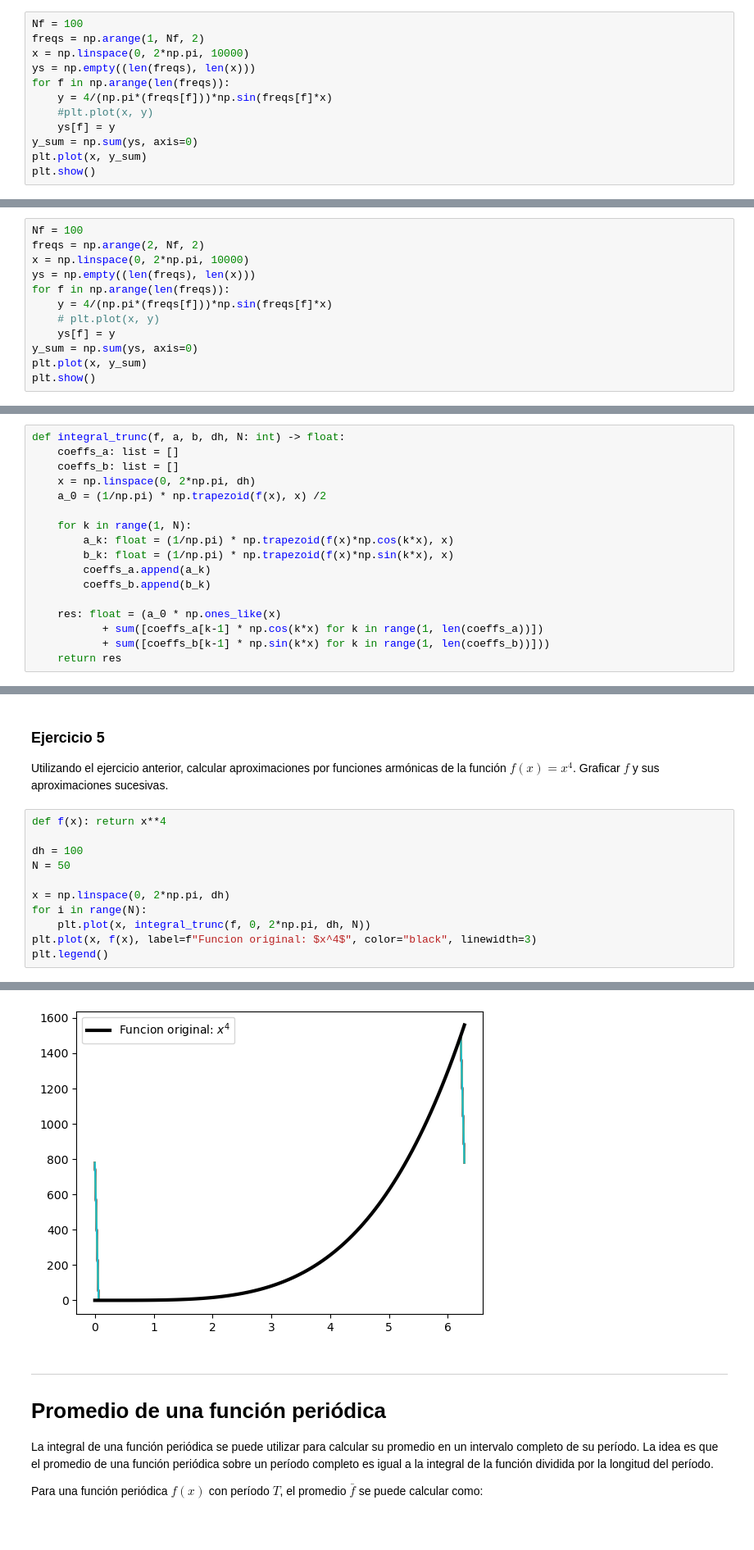
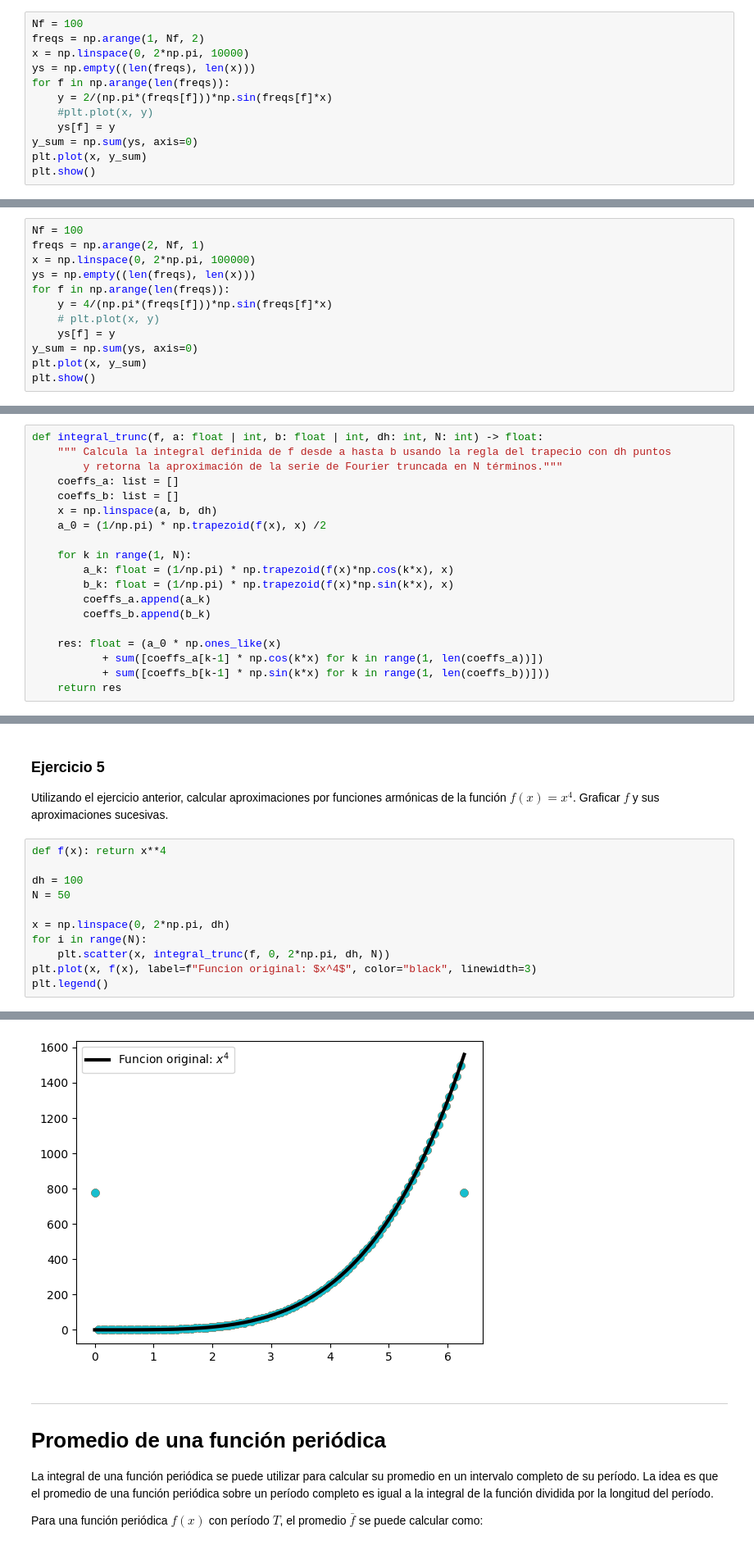
Before and after one commit to lmendezayl/modelado-continuo, a Jupyter notebook: laboratorios/nb10.Fourier.ipynb, the cells around one changed output, grey strips where cells are left out. Shown at 82% size. Saved outputs shown, nothing was run; the diff lists cells and outputs as text.

```diff
--- a/laboratorios/nb10.Fourier.ipynb
+++ b/laboratorios/nb10.Fourier.ipynb
@@ -138,7 +138,7 @@ freqs = np.arange(1, Nf, 2)
 x = np.linspace(0, 2*np.pi, 10000)
 ys = np.empty((len(freqs), len(x)))
 for f in np.arange(len(freqs)):
-    y = 4/(np.pi*(freqs[f]))*np.sin(freqs[f]*x)
+    y = 2/(np.pi*(freqs[f]))*np.sin(freqs[f]*x)
     #plt.plot(x, y)
     ys[f] = y
 y_sum = np.sum(ys, axis=0)
@@ -150,8 +150,8 @@ plt.show()
 Y qué pasa si usamos los múltiplos pares? Qué forma se obtiene?
 # %%
 Nf = 100
-freqs = np.arange(2, Nf, 2)
-x = np.linspace(0, 2*np.pi, 10000)
+freqs = np.arange(2, Nf, 1)
+x = np.linspace(0, 2*np.pi, 100000)
 ys = np.empty((len(freqs), len(x)))
 for f in np.arange(len(freqs)):
     y = 4/(np.pi*(freqs[f]))*np.sin(freqs[f]*x)
@@ -393,10 +428,12 @@ np.trapezoid(f(x), x)
 
 Implementar una función que compute mediante integración numérica, usando `np.trapezoid` (hasta versiones recientes de Numpy se usaba `np.trapz`), estos coeficientes hasta un cierto $N$ y devuelva la función que corresponde a la serie truncada.
 # %%
-def integral_trunc(f, a, b, dh, N: int) -> float:
+def integral_trunc(f, a: float | int, b: float | int, dh: int, N: int) -> float:
+    """ Calcula la integral definida de f desde a hasta b usando la regla del trapecio con dh puntos
+        y retorna la aproximación de la serie de Fourier truncada en N términos."""
     coeffs_a: list = []
     coeffs_b: list = []
-    x = np.linspace(0, 2*np.pi, dh)
+    x = np.linspace(a, b, dh)
     a_0 = (1/np.pi) * np.trapezoid(f(x), x) /2
 
     for k in range(1, N):
@@ -423,17 +460,17 @@ Utilizando el ejercicio anterior, calcular aproximaciones por funciones armónic
 # %%
 def f(x): return x**4
 
 dh = 100
 N = 50
 
 x = np.linspace(0, 2*np.pi, dh)
 for i in range(N):
-    plt.plot(x, integral_trunc(f, 0, 2*np.pi, dh, N))
+    plt.scatter(x, integral_trunc(f, 0, 2*np.pi, dh, N))
 plt.plot(x, f(x), label=f"Funcion original: $x^4$", color="black", linewidth=3)
 plt.legend()
 # %% [output]
 <matplotlib.legend.Legend at 0x...>
-[figure, old version]
+[figure, new version]
 # %% [markdown]
 ---
 # Promedio de una función periódica
```
Also changed, not shown: parts of 14 cells of this notebook, 1 other file.
